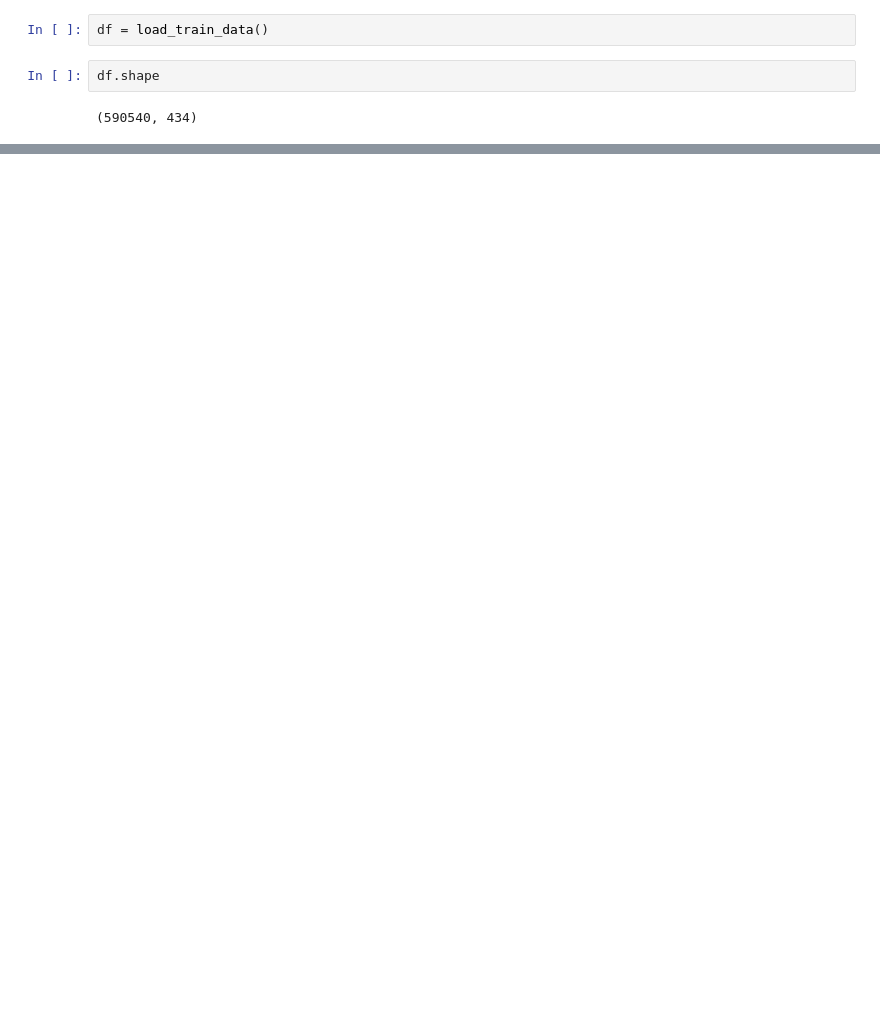
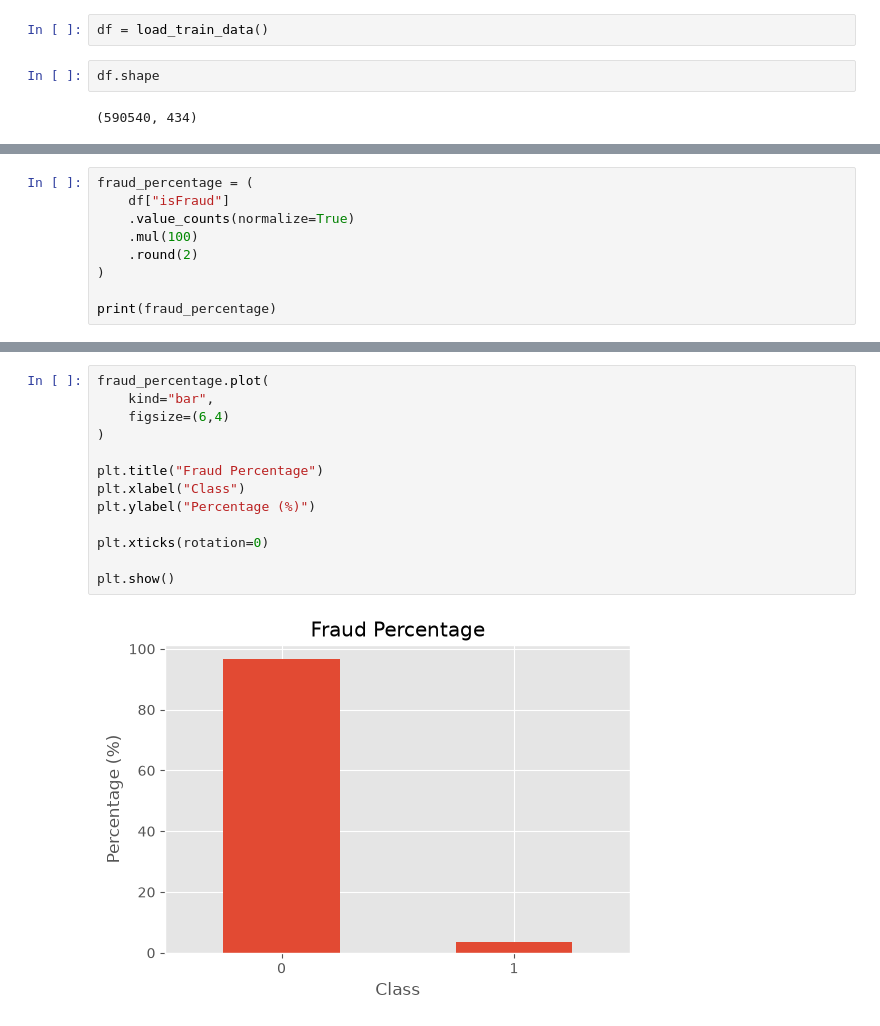
Before and after one commit to syedrafayalijafry/credit-card-fraud-detection, a Jupyter notebook: notebooks/EDA.ipynb, the cells around one changed output, grey strips where cells are left out. Drawn from its saved outputs; the diff is of its cells as text; blank space fills up the shorter version.

```diff
--- a/notebooks/EDA.ipynb
+++ b/notebooks/EDA.ipynb
@@ -25,0 +114,9 @@ df.head()
+# %%
+fraud_percentage = (
+    df["isFraud"]
+    .value_counts(normalize=True)
+    .mul(100)
+    .round(2)
+)
+
+print(fraud_percentage)
@@ -25,0 +143,15 @@ df.head()
+# %%
+fraud_percentage.plot(
+    kind="bar",
+    figsize=(6,4)
+)
+
+plt.title("Fraud Percentage")
+plt.xlabel("Class")
+plt.ylabel("Percentage (%)")
+
+plt.xticks(rotation=0)
+
+plt.show()
+# %% [output]
+[figure, added]
```
Also changed, not shown: parts of 30 cells of this notebook.
